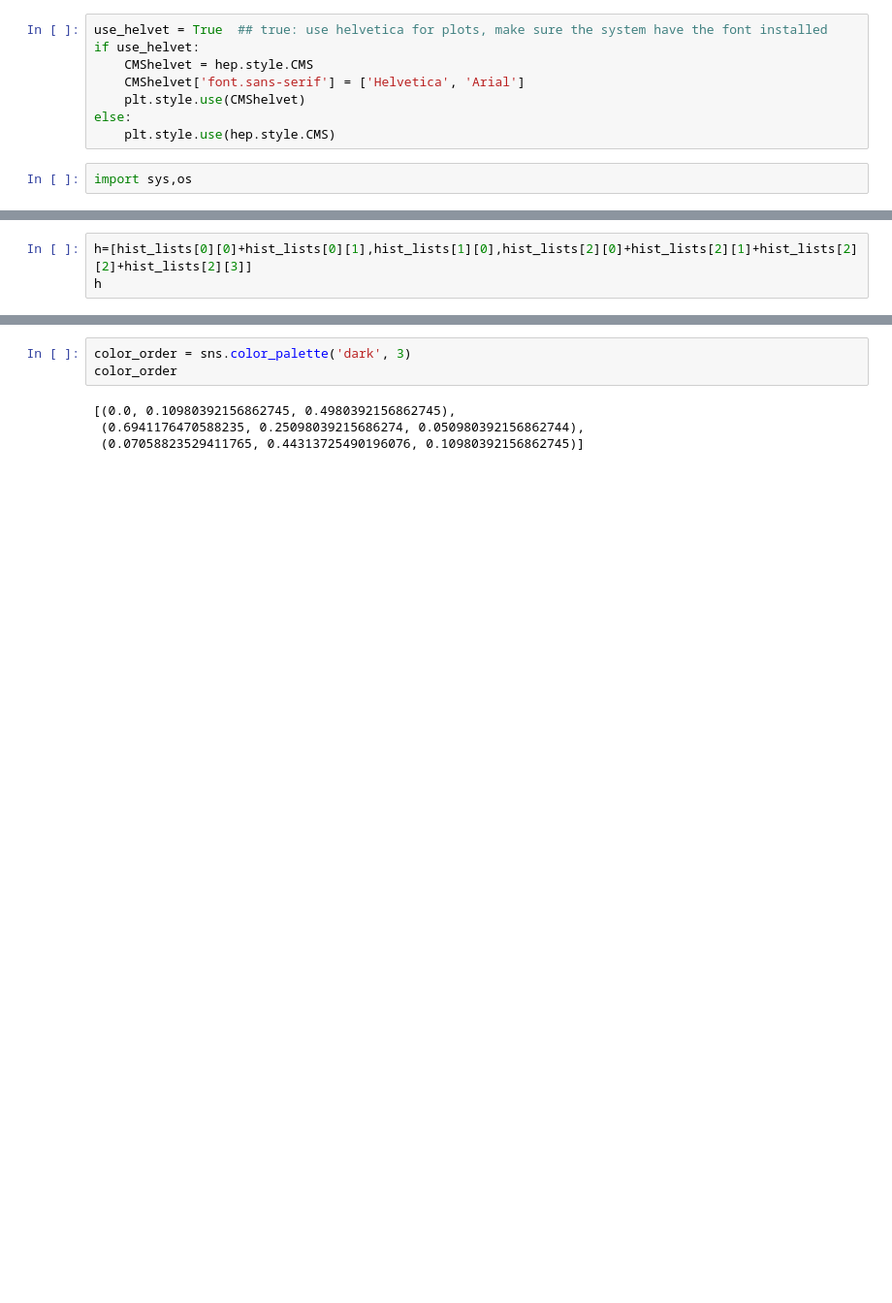
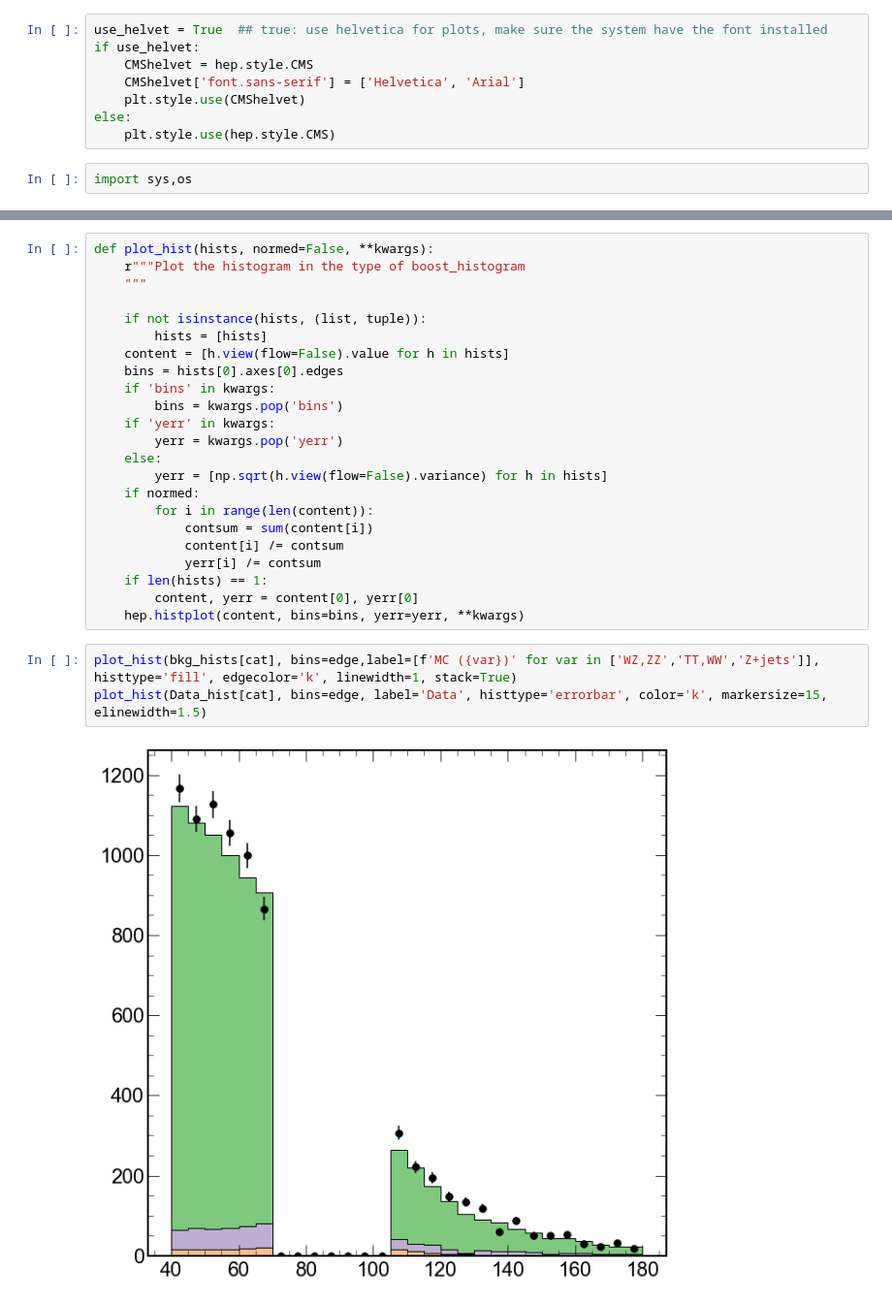
Before and after one commit to jialin-guo1/HZZAnalysis, a Jupyter notebook: Plot/uproot_test.ipynb, the cells around one changed output, grey strips where cells are left out. Shown at 97% size. Drawn from its saved outputs; the diff is of its cells as text; blank space fills up the shorter version.

```diff
--- a/Plot/uproot_test.ipynb
+++ b/Plot/uproot_test.ipynb
@@ -125,3 +153,0 @@ color_order.reverse()
-# %%
-h=[hist_lists[0][0]+hist_lists[0][1],hist_lists[1][0],hist_lists[2][0]+hist_lists[2][1]+hist_lists[2][2]+hist_lists[2][3]]
-h
@@ -181,7 +641,28 @@ Data_hist.variances
+# %%
+def plot_hist(hists, normed=False, **kwargs):
+    r"""Plot the histogram in the type of boost_histogram
+    """
+
+    if not isinstance(hists, (list, tuple)):
+        hists = [hists]
+    content = [h.view(flow=False).value for h in hists]
+    bins = hists[0].axes[0].edges
+    if 'bins' in kwargs:
+        bins = kwargs.pop('bins')
+    if 'yerr' in kwargs:
+        yerr = kwargs.pop('yerr')
+    else:
+        yerr = [np.sqrt(h.view(flow=False).variance) for h in hists]
+    if normed:
+        for i in range(len(content)):
+            contsum = sum(content[i])
+            content[i] /= contsum
+            yerr[i] /= contsum
+    if len(hists) == 1:
+        content, yerr = content[0], yerr[0]
+    hep.histplot(content, bins=bins, yerr=yerr, **kwargs)
 # %%
-color_order = sns.color_palette('dark', 3)
-color_order
+plot_hist(bkg_hists[cat], bins=edge,label=[f'MC ({var})' for var in ['WZ,ZZ','TT,WW','Z+jets']], histtype='fill', edgecolor='k', linewidth=1, stack=True)
+plot_hist(Data_hist[cat], bins=edge, label='Data', histtype='errorbar', color='k', markersize=15, elinewidth=1.5)
 # %% [output]
-[(0.0, 0.10980392156862745, 0.4980392156862745),
- (0.6941176470588235, 0.25098039215686274, 0.050980392156862744),
- (0.07058823529411765, 0.44313725490196076, 0.10980392156862745)]
+[figure, added]
```
Also changed, not shown: parts of 28 cells of this notebook.
